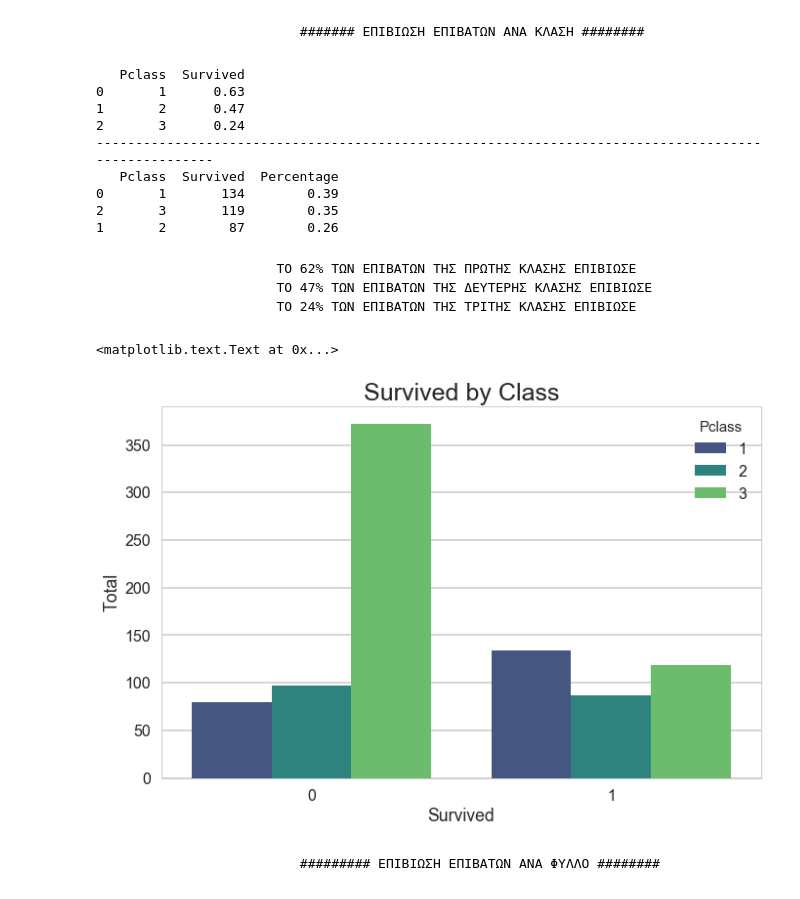
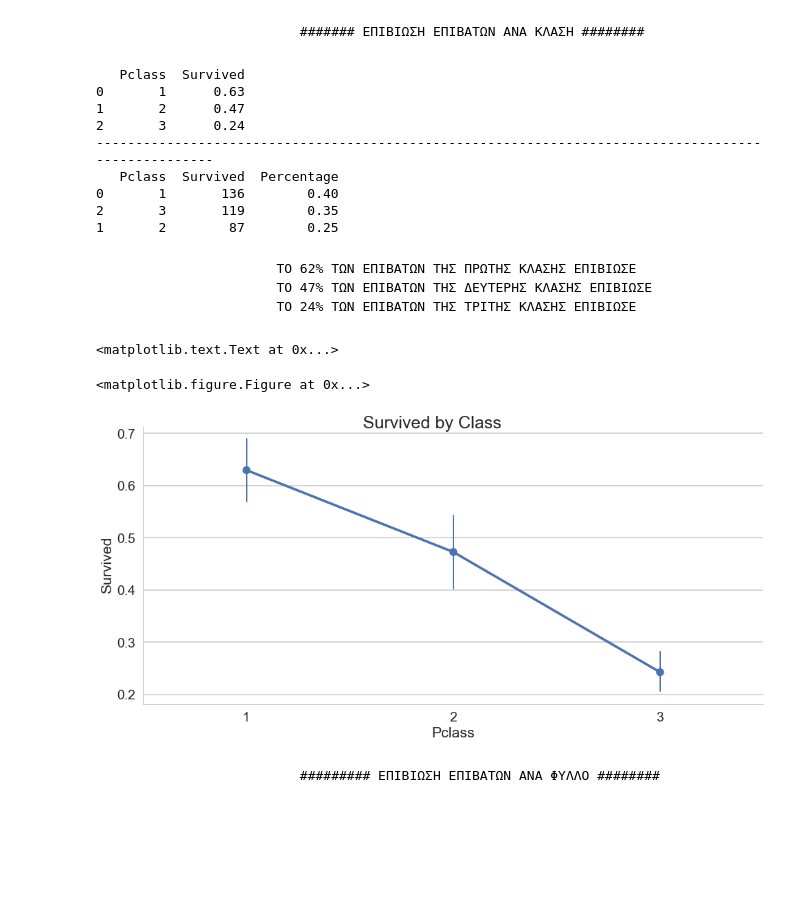
Before and after one commit to stefanosarta/titanic, a Jupyter notebook: titanic.ipynb, the cells around one changed output. Cells and saved outputs as stored; diff of their text form; code cells hidden in the pictures; blank space fills up the shorter version.

```diff
--- a/titanic.ipynb
+++ b/titanic.ipynb
@@ -66,7 +82,6 @@ def get_person(passenger):
     age,sex = passenger
     return 'child' if age < 16 else sex
 # %%
-train_df['Person'] = train_df[['Age','Sex']].apply(get_person,axis=1)
-test_df['Person']    = test_df[['Age','Sex']].apply(get_person,axis=1)
-train_df.drop(['Sex'],axis=1,inplace=True)
-test_df.drop(['Sex'],axis=1,inplace=True)
+for dataset in combine:
+    dataset['Person'] = dataset[['Age','Sex']].apply(get_person,axis=1)
+    dataset.drop(['Sex'], axis=1, inplace=True)
@@ -151,2 +95,0 @@ def age(cols):
-# %%
-train_df['Age'] = train_df[['Age','Person']].apply(age,axis=1)
@@ -165,3 +95,0 @@ sns.heatmap(train_df.isnull(),yticklabels=False,cbar=False, cmap='viridis')
-# %%
-train_df.drop('Cabin',axis=1,inplace=True)
-train_df.dropna(inplace=True)
@@ -365,23 +262,24 @@ print(a)
 2       3      0.24
 ----------------------------------------------------------------------------------------------------
    Pclass  Survived  Percentage
-0       1       134        0.39
+0       1       136        0.40
 2       3       119        0.35
-1       2        87        0.26
+1       2        87        0.25
 # %% [markdown]
                          ΤΟ 62% ΤΩΝ ΕΠΙΒΑΤΩΝ ΤΗΣ ΠΡΩΤΗΣ ΚΛΑΣΗΣ ΕΠΙΒΙΩΣΕ
                          ΤΟ 47% ΤΩΝ ΕΠΙΒΑΤΩΝ ΤΗΣ ΔΕΥΤΕΡΗΣ ΚΛΑΣΗΣ ΕΠΙΒΙΩΣΕ
                          ΤΟ 24% ΤΩΝ ΕΠΙΒΑΤΩΝ ΤΗΣ ΤΡΙΤΗΣ ΚΛΑΣΗΣ ΕΠΙΒΙΩΣΕ
 # %%
 plt.figure(figsize=(11,7))
-sns.set_context('poster')
-ax = sns.countplot(x='Survived',hue='Pclass',data=train_df,palette='viridis')
-ax.axes.set_title("Survived by Class",fontsize=25)
-ax.set_xlabel("Survived")
-ax.set_ylabel("Total")
+sns.set_context('poster',font_scale=1.2)
+ax = sns.factorplot('Pclass','Survived', data=train_df,size=7,aspect=2,
+               errwidth = 2, scale = 0.7)
+plt.subplots_adjust(top=0.95)
+ax.fig.suptitle('Survived by Class',fontsize=25)
 # %% [output]
 <matplotlib.text.Text at 0x...>
+<matplotlib.figure.Figure at 0x...>
-[figure, old version]
+[figure, new version]
 # %% [markdown]
                             ######### ΕΠΙΒΙΩΣΗ ΕΠΙΒΑΤΩΝ ΑΝΑ ΦΥΛΛΟ ########
 # %% [markdown]
```
Also changed, not shown: parts of 73 cells of this notebook.
